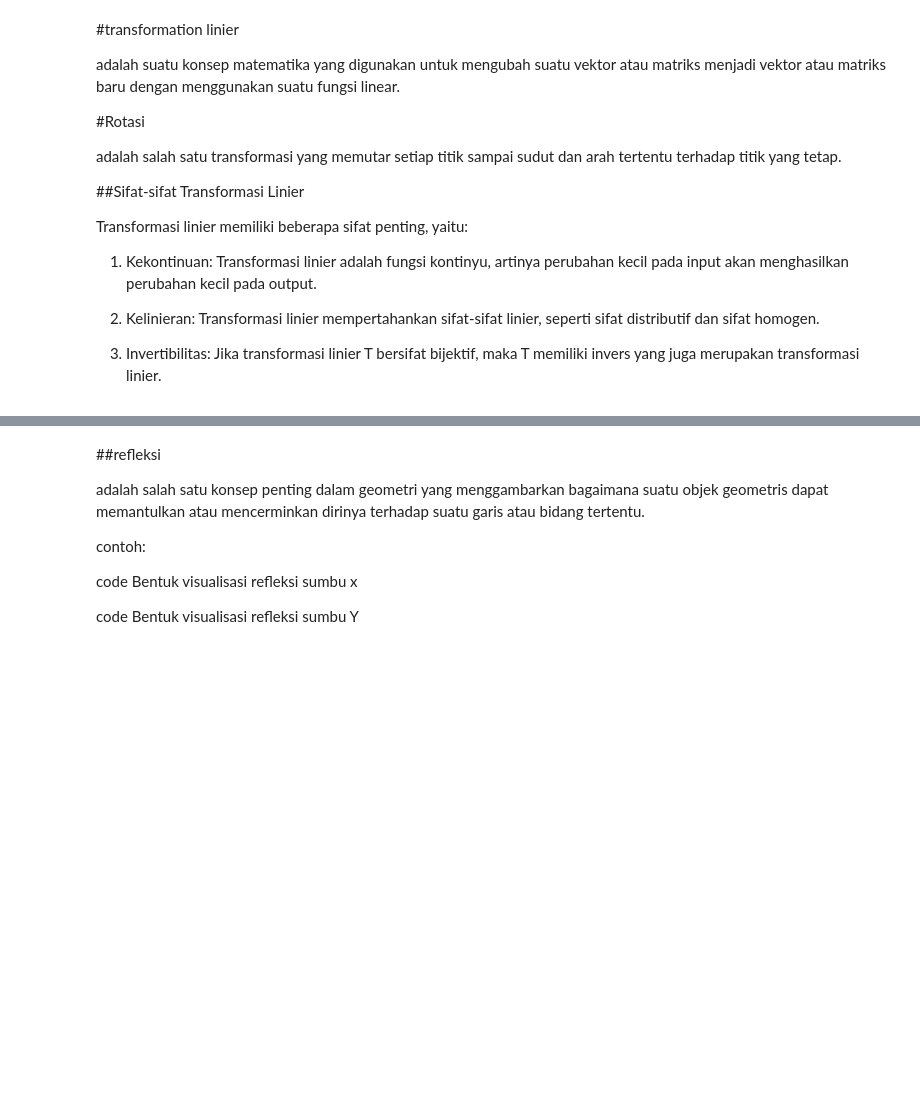
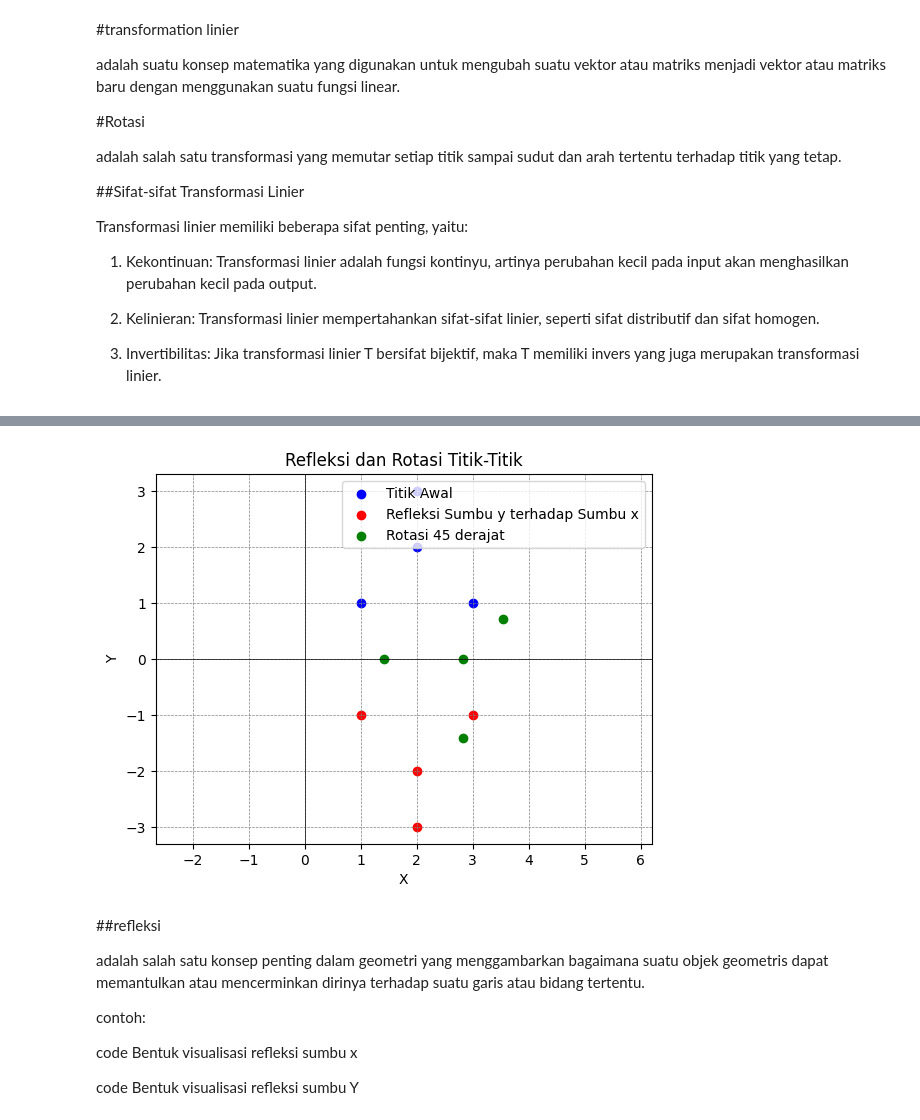
Before and after one commit to hrmnn123/alin, a Jupyter notebook: _sources/transformation.ipynb, the cells around one changed output, grey strips where cells are left out. Drawn from its saved outputs; the diff is of its cells as text; code cells hidden in the pictures; blank space fills up the shorter version.

```diff
--- a/_sources/transformation.ipynb
+++ b/_sources/transformation.ipynb
@@ -137,3 +21,61 @@ if __name__ == "__main__":
+# %%
+import numpy as np
+import matplotlib.pyplot as plt
+
+# Fungsi untuk membuat matriks rotasi
+def rotation_matrix(theta):
+    return np.array([
+        [np.cos(theta), -np.sin(theta)],
+        [np.sin(theta),  np.cos(theta)]
+    ])
+
+# Matriks refleksi sumbu y terhadap sumbu x
+reflection_matrix = np.array([
+    [1, 0],
+    [0, -1]
+])
+
+# Sudut rotasi (dalam radian)
+theta = np.pi / 4  # 45 derajat
+
+# Matriks rotasi
+rot_matrix = rotation_matrix(theta)
+
+# Titik awal
+points = np.array([
+    [1, 1],
+    [2, 2],
+    [3, 1],
+    [2, 3]
+])
+
+# Mengalikan setiap titik dengan matriks refleksi untuk mendapatkan titik yang direfleksikan
+reflected_points = np.dot(points, reflection_matrix)
+
+# Mengalikan setiap titik dengan matriks rotasi untuk mendapatkan titik yang dirotasi
+rotated_points = np.dot(points, rot_matrix)
+
+# Plot titik-titik awal
+plt.scatter(points[:,0], points[:,1], color='blue', label='Titik Awal')
+
+# Plot titik-titik yang direfleksikan
+plt.scatter(reflected_points[:,0], reflected_points[:,1], color='red', label='Refleksi Sumbu y terhadap Sumbu x')
+
+# Plot titik-titik yang dirotasi
+plt.scatter(rotated_points[:,0], rotated_points[:,1], color='green', label='Rotasi 45 derajat')
+
+plt.axhline(0, color='black',linewidth=0.5)
+plt.axvline(0, color='black',linewidth=0.5)
+plt.grid(color = 'gray', linestyle = '--', linewidth = 0.5)
+
+plt.xlabel('X')
+plt.ylabel('Y')
+plt.title('Refleksi dan Rotasi Titik-Titik')
+plt.legend()
+plt.axis('equal')
+plt.show()
+# %% [output]
+[figure, added]
 # %% [markdown]
 ##refleksi
 
```
Also changed, not shown: parts of 7 cells of this notebook, 5 other files.
